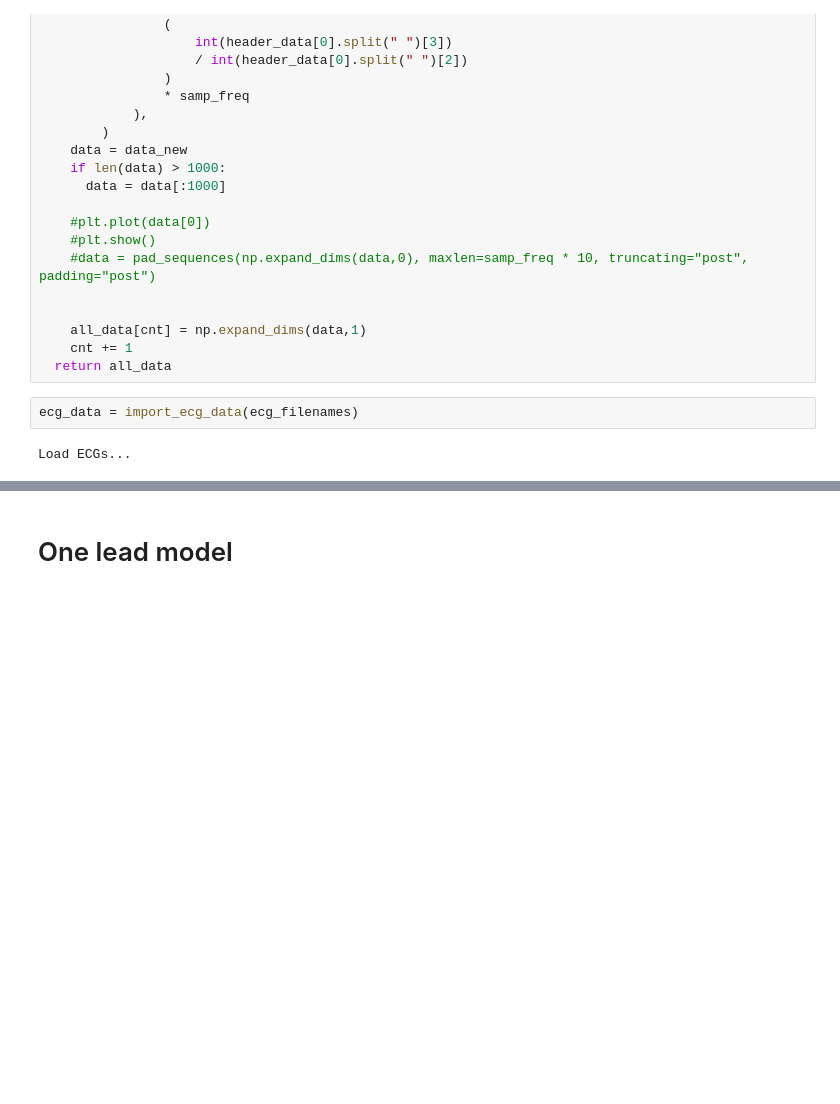
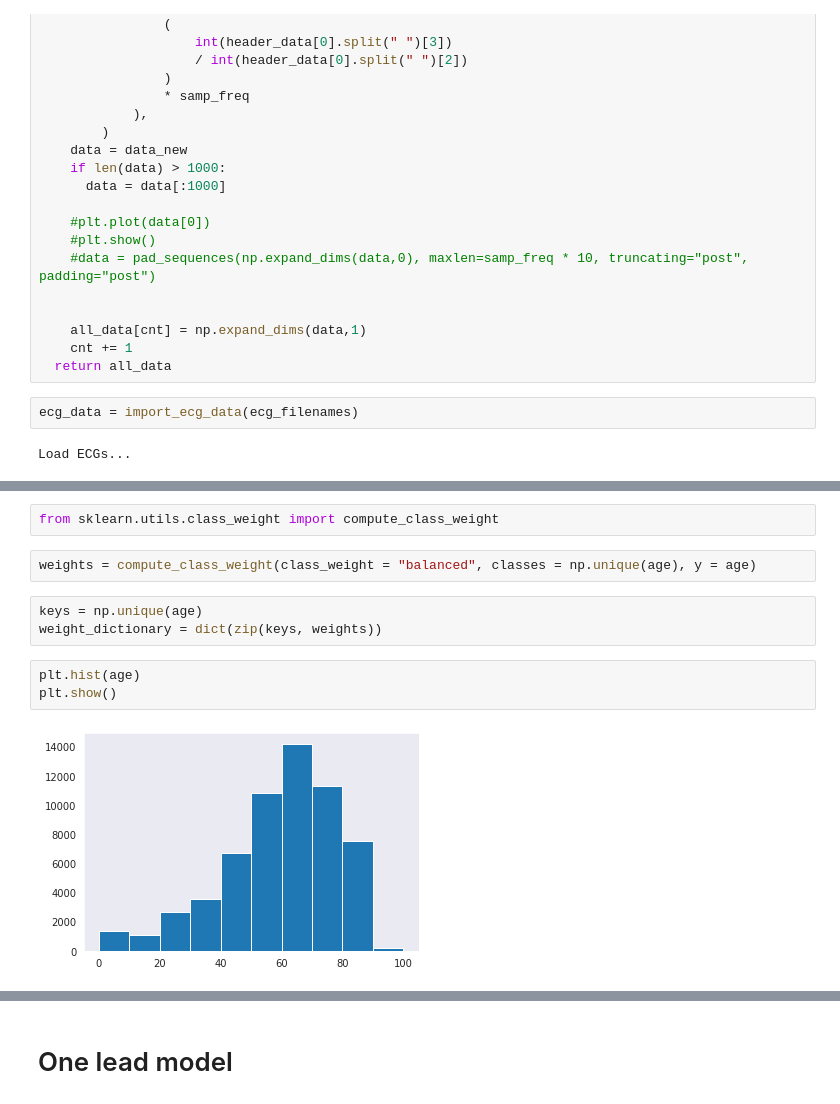
Before and after one commit to Bsingstad/ECG-age, a Jupyter notebook: notebooks/final_training.ipynb, the cells around one changed output, grey strips where cells are left out. Drawn from its saved outputs; the diff is of its cells as text; blank space fills up the shorter version.

```diff
--- a/notebooks/final_training.ipynb
+++ b/notebooks/final_training.ipynb
@@ -301,0 +310,12 @@ for i in range(10):
+# %%
+from sklearn.utils.class_weight import compute_class_weight
+# %%
+weights = compute_class_weight(class_weight = "balanced", classes = np.unique(age), y = age)
+# %%
+keys = np.unique(age)
+weight_dictionary = dict(zip(keys, weights))
+# %%
+plt.hist(age)
+plt.show()
+# %% [output]
+[figure, added]
```
Also changed, not shown: parts of 23 cells of this notebook, 5 other files.
